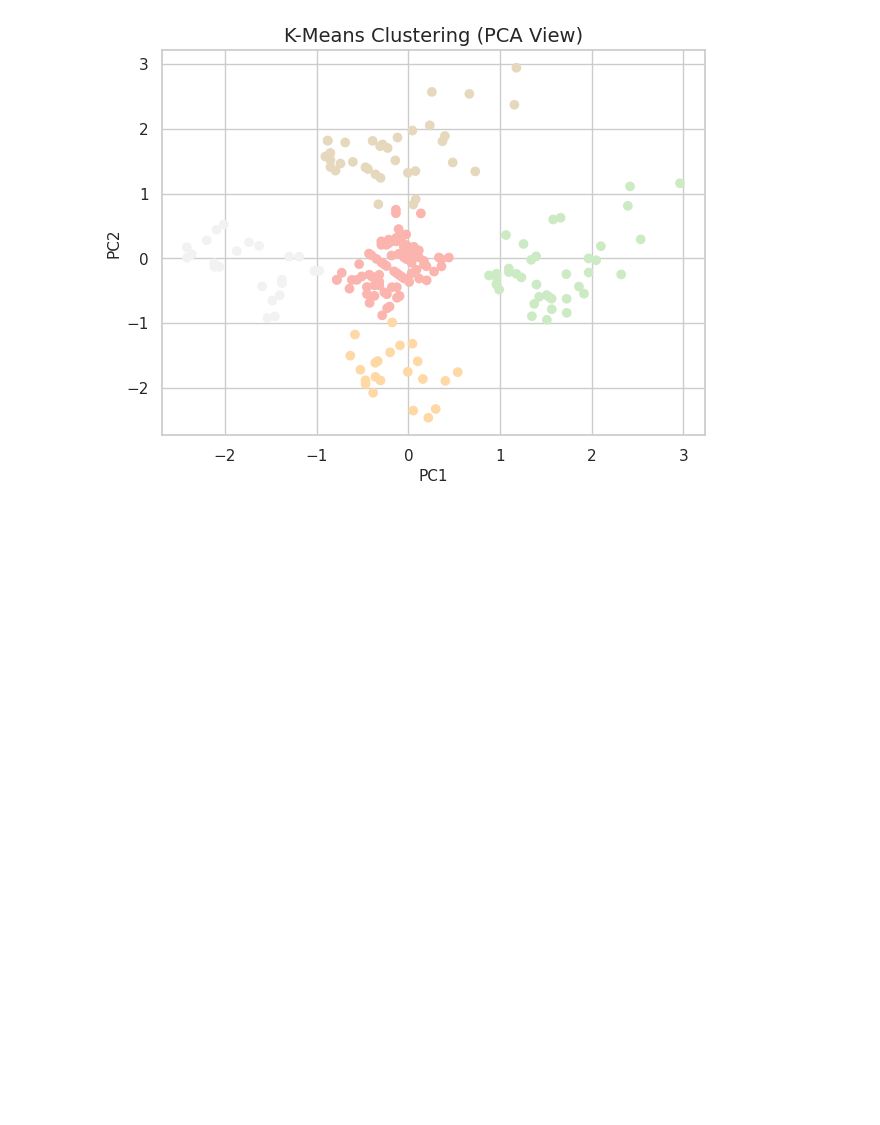
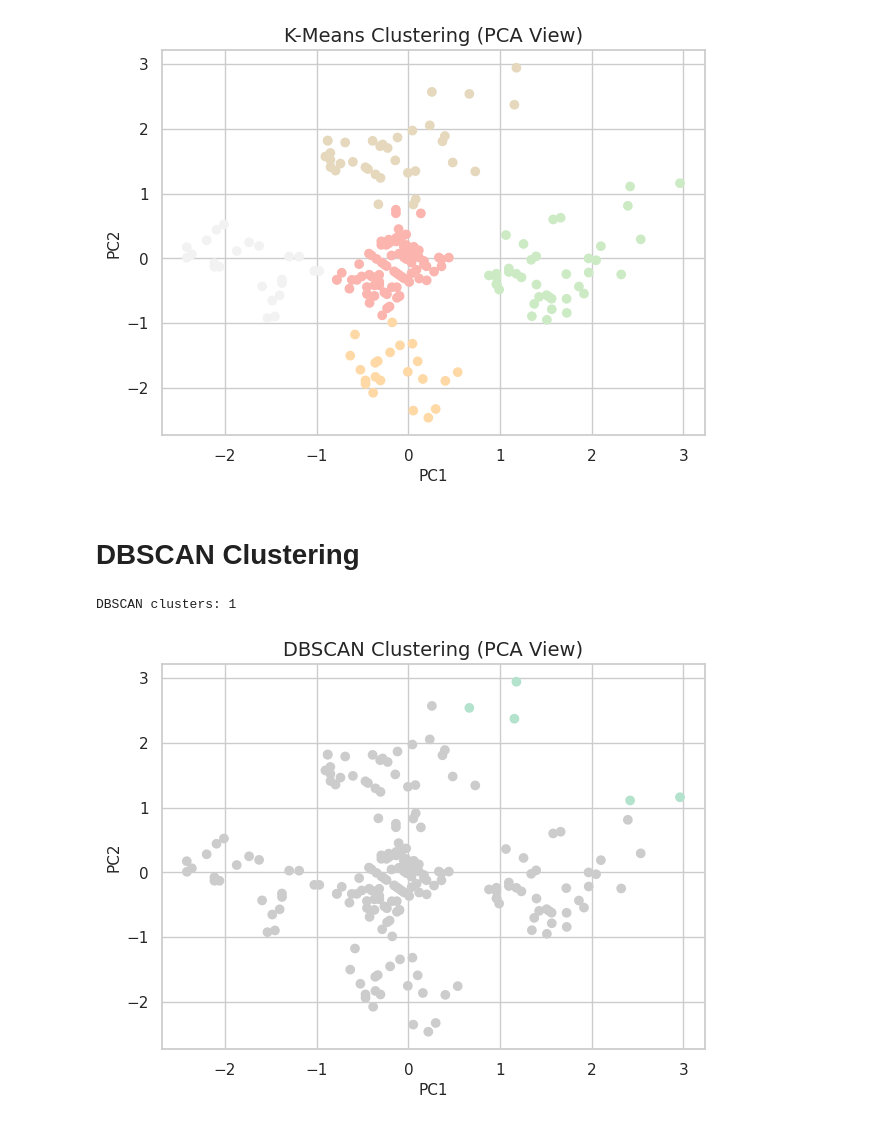
Before and after one commit to Cherryberry112/CSE475_Machine_Learning-, a Jupyter notebook: Lab/Lab02_Clustering.ipynb, the cells around one changed output. Cells and saved outputs as stored; diff of their text form; code cells hidden in the pictures; blank space fills up the shorter version.

Commit message:
Applying DBscan

```diff
--- a/Lab/Lab02_Clustering.ipynb
+++ b/Lab/Lab02_Clustering.ipynb
@@ -175,3 +175,21 @@ Optimal K = 5
 K-Means Silhouette Score: 0.5546571631111091
 K-Means Silhouette Score: 0.5546571631111091
 [figure]
+# %% [markdown]
+# DBSCAN Clustering
+# %%
+dbscan = DBSCAN(eps=0.6, min_samples=5)
+d_labels = dbscan.fit_predict(X_scaled)
+
+# Number of clusters (excluding noise)
+print("DBSCAN clusters:", len(set(d_labels)) - (1 if -1 in d_labels else 0))
+
+# Visualize
+plt.scatter(pca_df.PC1, pca_df.PC2, c=d_labels, cmap='Pastel2')
+plt.title("DBSCAN Clustering (PCA View)")
+plt.xlabel("PC1")
+plt.ylabel("PC2")
+plt.show()
+# %% [output]
+DBSCAN clusters: 1
+[figure, added]
```
